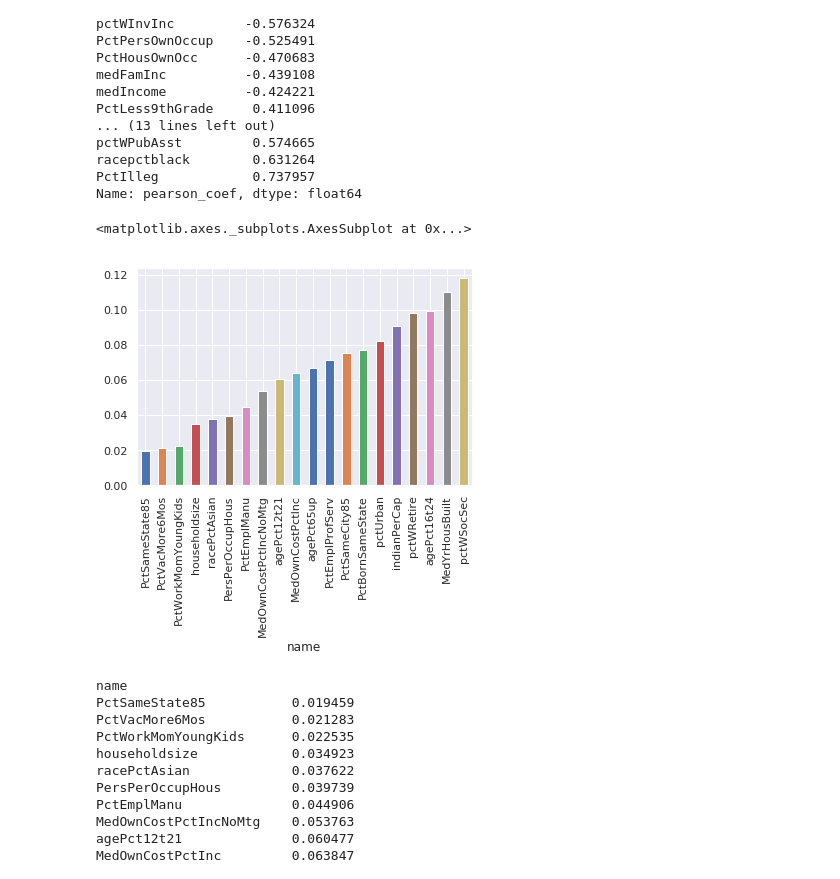
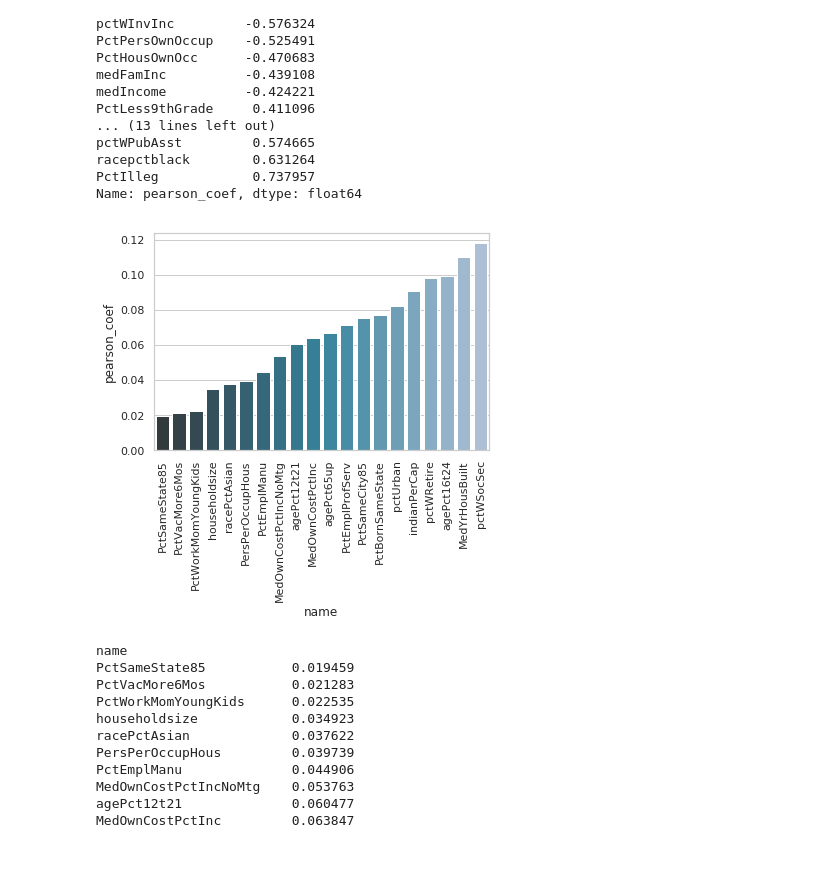
Before and after one commit to esobolewska/ML1-regression, a Jupyter notebook: ML1-kod.ipynb, the cells around one changed output. Saved outputs shown, nothing was run; the diff lists cells and outputs as text; code cells hidden in the pictures.

```diff
--- a/ML1-kod.ipynb
+++ b/ML1-kod.ipynb
@@ -25,15 +25,18 @@ Autosave disabled
 # %%
 # Loading libraries
 import pandas as pd
+import numpy as np
 import warnings
 from scipy import stats
 from sklearn import feature_selection
 import seaborn as sns
 import matplotlib.pyplot as plt
+import statsmodels.api as sm
 
 # General settings
 pd.set_option("display.max_columns",130)
 warnings.simplefilter(action='ignore', category=FutureWarning)
+sns.set(style="whitegrid")
 # %% [markdown]
 ## Dataset description <a class="anchor" id="dataset-description"></a>
 # %% [markdown]
@@ -111,7 +114,6 @@ There are many missings inputation methods. As a first step, we checked the dist
 # %%
 mydata_nonans = mydata.dropna()
 
-sns.set()
 f, axes = plt.subplots(1, 2, figsize=(10, 5), sharex=True)
 sns.distplot(mydata_nonans.OtherPerCap, color="cornflowerblue", ax=axes[0]).set_title("All communities")
 sns.distplot(mydata_nonans[mydata_nonans.state==28].OtherPerCap, color="cornflowerblue", ax=axes[1]).set_title("Communities in Mississippi")
@@ -238,10 +242,12 @@ Name: pearson_coef, dtype: float64
 # %%
 # which columns have the highest correlation - plot, absolute values?
 cutoffno = 20
-filterdf.pearson_coef.abs().sort_values().head(cutoffno).plot.bar()
+data=filterdf.pearson_coef.abs().sort_values().head(cutoffno)
+ax = sns.barplot(data.index, y=data, palette="PuBuGn_d")
+plt.xticks(rotation=90)
+plt.show()
 # %% [output]
-<matplotlib.axes._subplots.AxesSubplot at 0x...>
-[figure, old version]
+[figure, new version]
 # %%
 # which columns have the highest correlation - enumerated, absolute values?
 filterdf.pearson_coef.abs().sort_values().head(cutoffno)
```
Also changed, not shown: parts of 12 cells of this notebook.
